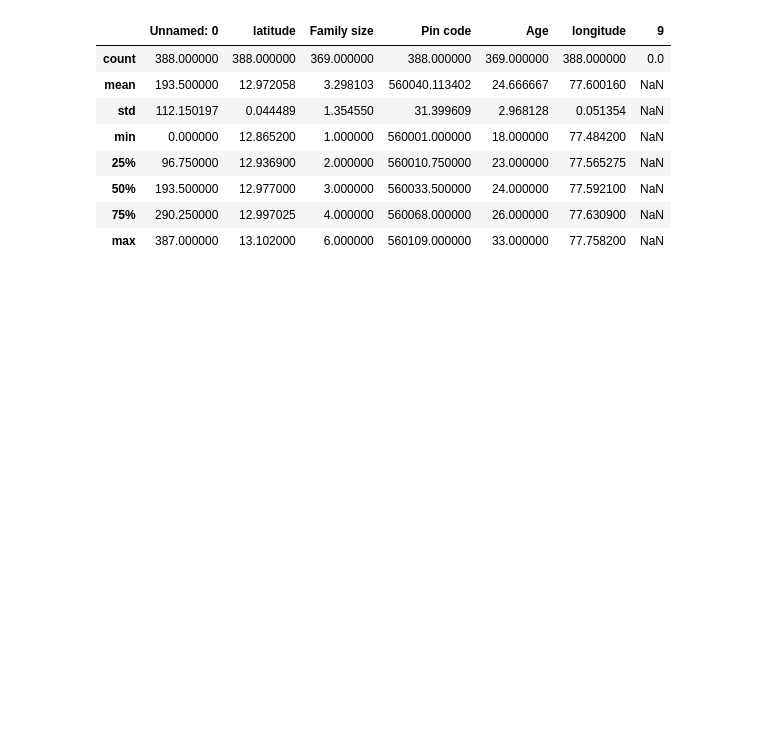
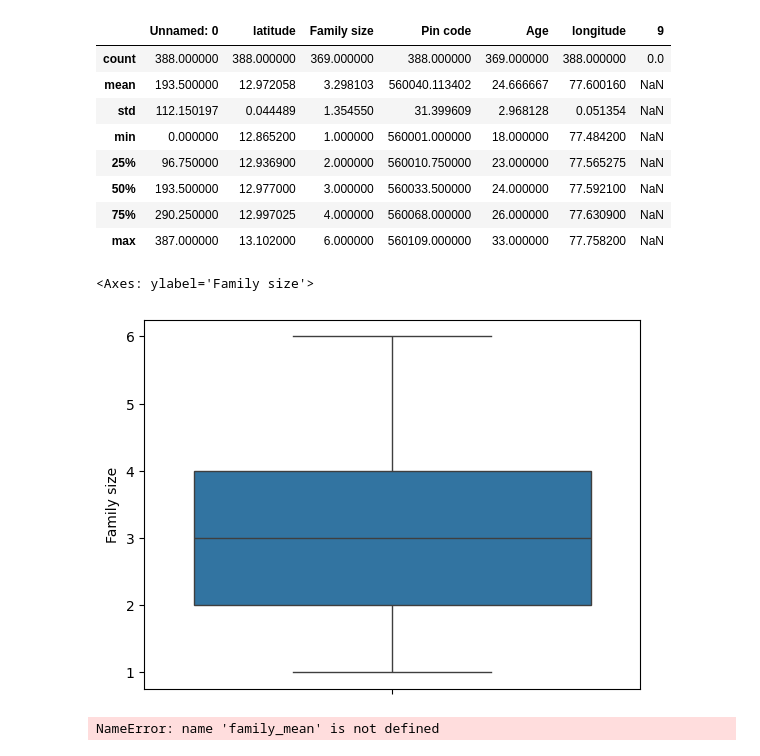
Before and after one commit to kamaruddin12345/aj-ka-code, a Jupyter notebook: eda.ipynb, the cells around one changed output. Cells and saved outputs as stored; diff of their text form; code cells hidden in the pictures; blank space fills up the shorter version.

```diff
--- a/eda.ipynb
+++ b/eda.ipynb
@@ -89,0 +86,5 @@ import pandas as pd
+# %%
+sns.boxplot(df["Family size"])
+# %% [output]
+<Axes: ylabel='Family size'>
+[figure, added]
@@ -90,3 +93,7 @@ import pandas as pd
+# %%
+df["Family size"].fillna(family_mean,inplace=True)
+# %% [output]
+NameError: name 'family_mean' is not defined
 # %%
 df.head()
 # %% [output]
```
Also changed, not shown: parts of 44 cells of this notebook.
